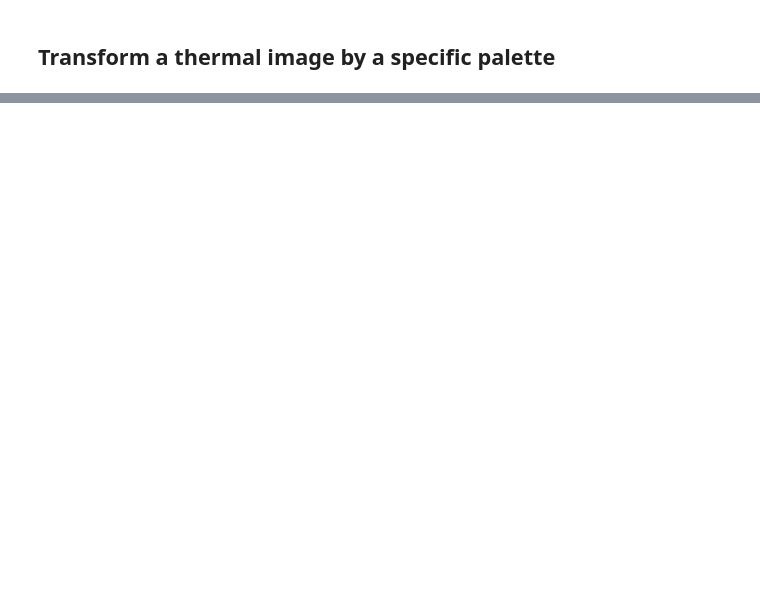
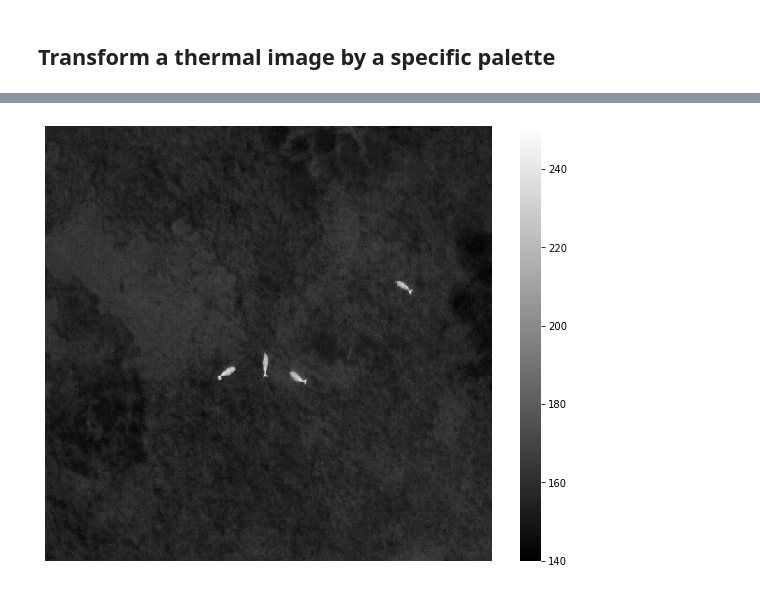
Before and after one commit to lyuhaitao/dji_thermal_sdk, a Jupyter notebook: index.ipynb, the cells around one changed output, grey strips where cells are left out. Cells and saved outputs as stored; diff of their text form; code cells hidden in the pictures; blank space fills up the shorter version.

```diff
--- a/index.ipynb
+++ b/index.ipynb
@@ -273,0 +378,10 @@ plt.imshow(img, cmap='gray')
+# %%
+src = r"dataset\Deer_Goats_Unsure.jpg"
+img = rjpeg_to_heatmap(src,dtype='int16')
+fig = plt.figure(figsize=(10,8))
+ax = sns.heatmap(img, cmap='gray')
+ax.set_xticks([])
+ax.set_yticks([])
+plt.show()
+# %% [output]
+[figure, added]
```
Also changed, not shown: parts of 15 cells of this notebook.
